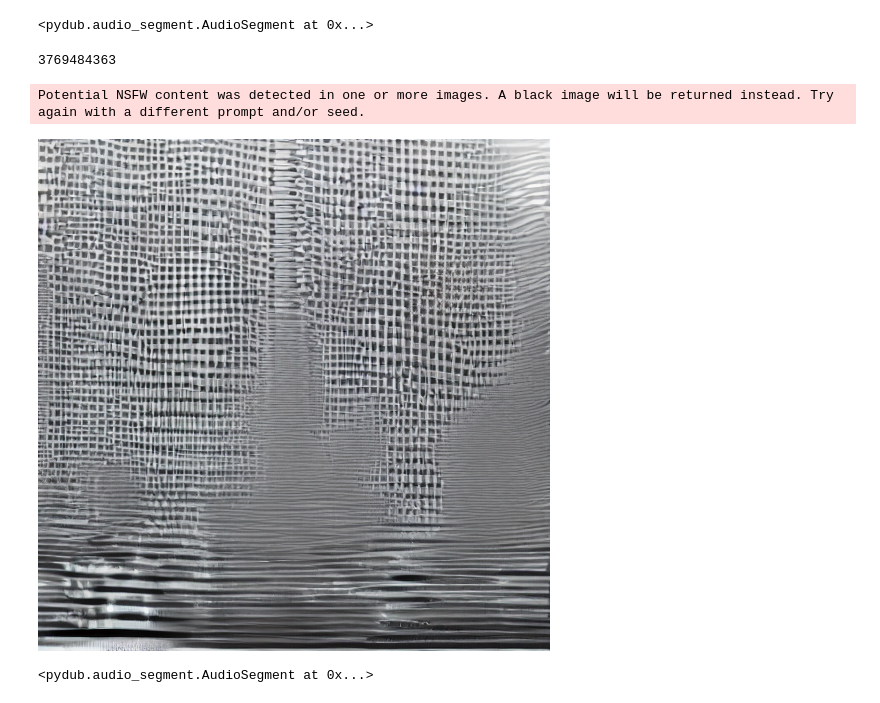
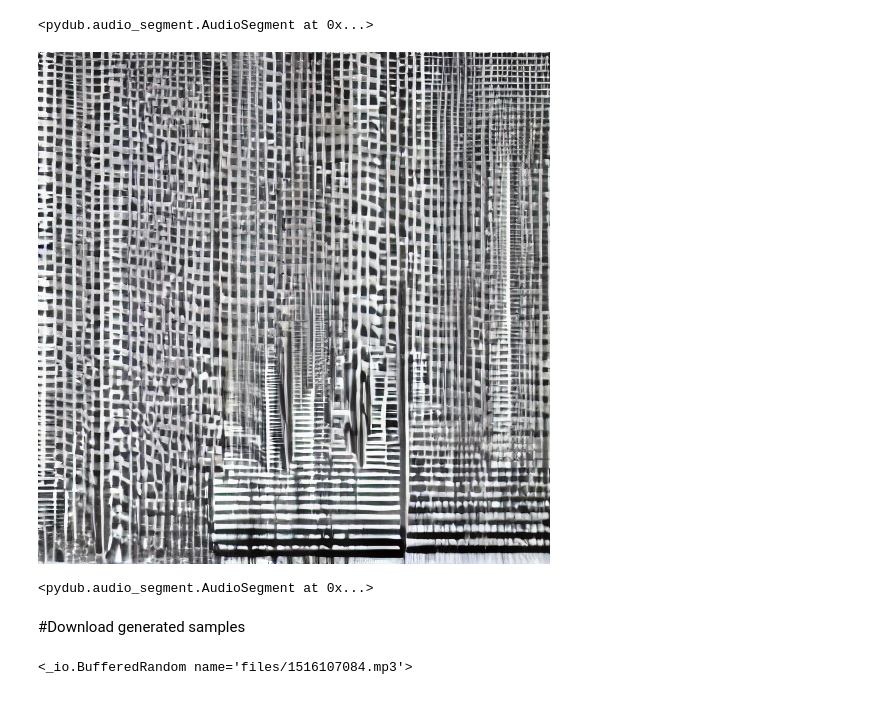
Before and after one commit to mauriziobrt/schaeffer-dataset, a Jupyter notebook: riffusion_generation_schaeffer.ipynb, the cells around one changed output. Cells and saved outputs as stored; diff of their text form; code cells hidden in the pictures.

```diff
--- a/riffusion_generation_schaeffer.ipynb
+++ b/riffusion_generation_schaeffer.ipynb
@@ -44,3 +94,7 @@ prompt = "This sound object is a dynamic textural sound. It is a sound of synthe
+# %%
+#@title Parameters for the generation sound objects
+images_nr = 4 # @param {type:"integer"}
+prompt = "An FM/pulsar synthesis hybrid algorithm generating a wobbly drone sound object with pulsing noise in the background. Slowly moving soft and harsh at times this sound is reminiscent of the deep sea like a glimpse of bioluminescence in the darkness." # @param {type:"string"}
 # %% [markdown]
 Since the dataset is quite small, it is suggested to use terms and caption within the dataset as starting points. You can find the dataset at this link [schaeffer-dataset](https://huggingface.co/datasets/dbschaeffer/schaeffer_thesis_corrected/viewer)
 # %%
@@ -74,13 +128,15 @@ audios[index]
 #@markdown Keep the index where you want it, it will be reused fo newer generations!
 # %% [output]
 <pydub.audio_segment.AudioSegment at 0x...>
-# %%
-seeds[index]
-# %% [output]
-3769484363
+# %%
+#@title generate from fixed seed if you want!
+list_prompt = "An FM/pulsar synthesis hybrid algorithm generating a wobbly drone sound object with pulsing noise in the background. Slowly moving soft and harsh at times this sound is reminiscent of the deep sea like a glimpse of bioluminescence in the darkness."
+
+prompt = [prompt + t for t in [", articulated", ", complex", ", slow decay", ", marked onset"]]
+generator = [torch.Generator(device="cuda").manual_seed(465890864) for i in range(4)]
 # %%
 #@title Fix prompt and decide from which seed to start
-#prompt = [prompt + t for t in [", articulated", ", complex", ", slow decay", ", marked onset"]]
+prompt = [prompt + t for t in [", articulated", ", complex", ", slow decay", ", marked onset"]]
 generator = [torch.Generator(device="cuda").manual_seed(seeds[index]) for i in range(4)]
 # %%
 #@title Generate an example similar to the index you chose
@@ -88,11 +144,9 @@ images = pipeline(prompt, generator=generator).images
 audios = []
 for element in images:
   audios.append(spec_img_conv.audio_from_spectrogram_image(image = element))
-# %% [output]
-Potential NSFW content was detected in one or more images. A black image will be returned instead. Try again with a different prompt and/or seed.
 # %%
-images[1]
+images[2]
 # %% [output]
-[figure, old version]
+[figure, new version]
 # %%
 #@title Play the sounds you just generated
@@ -100,3 +154,5 @@ index_new = 1 #@param {type: "integer"}
 audios[index_new]
 # %% [output]
 <pydub.audio_segment.AudioSegment at 0x...>
+# %% [markdown]
+#Download generated samples
@@ -102,0 +164,6 @@ audios[index_new]
+# %%
+filename = str(seeds[index])+ ".mp3"
+filepathname = "files/" + filename
+audios[index].export(filepathname, format="mp3")
+# %% [output]
+<_io.BufferedRandom name='files/1516107084.mp3'>
```
Also changed, not shown: parts of 20 cells of this notebook.
